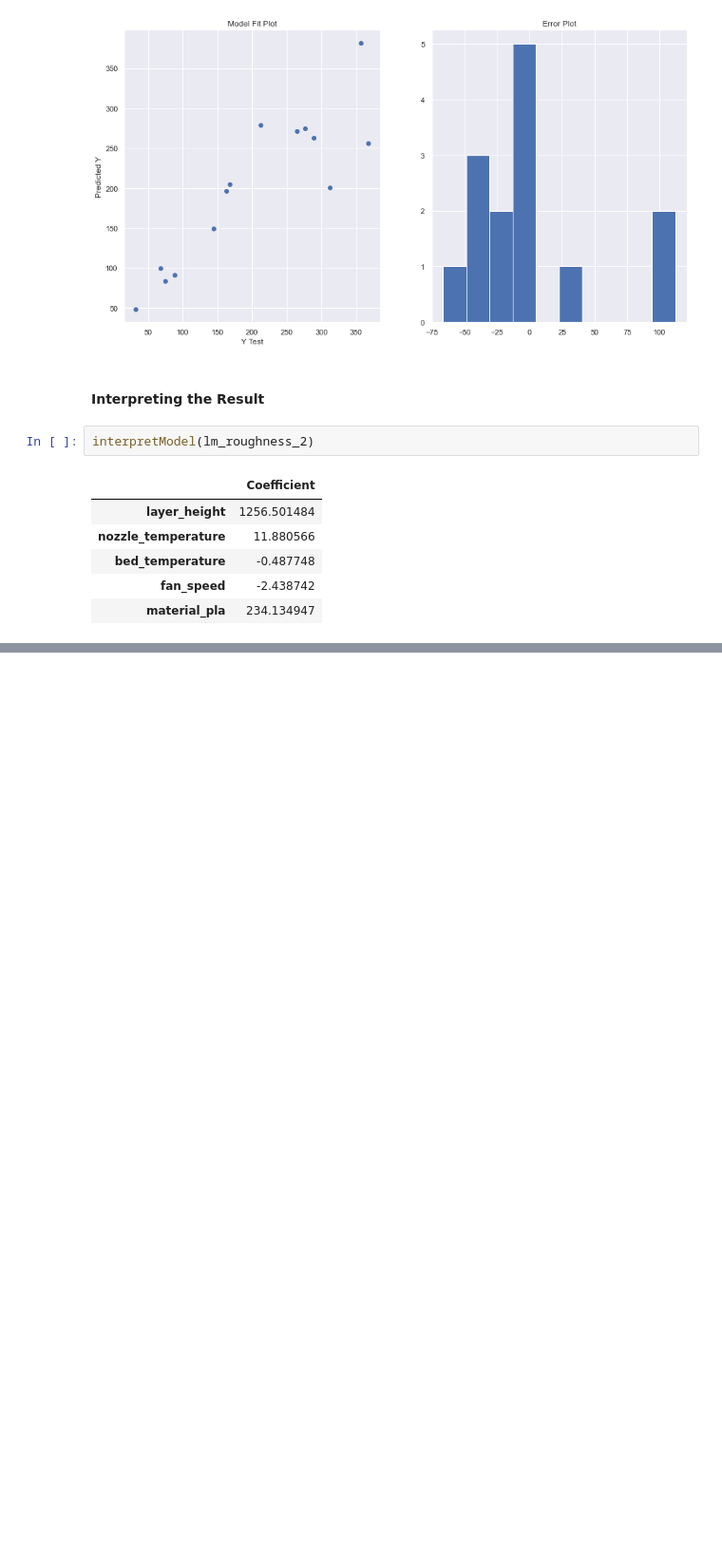
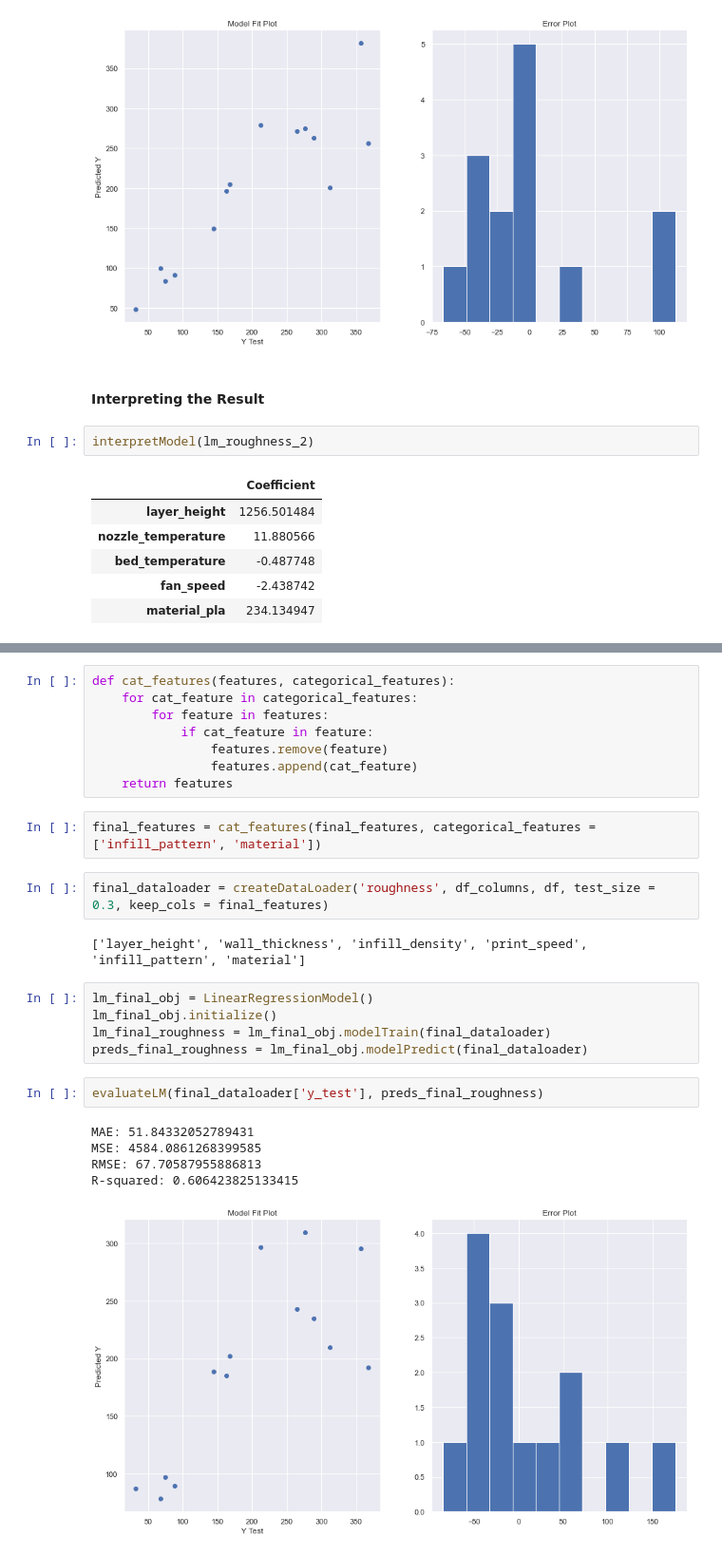
Before and after one commit to SuvroBaner/polymerize.io, a Jupyter notebook: polymerize_notebook.ipynb, the cells around one changed output, grey strips where cells are left out. Shown at 95% size. Drawn from its saved outputs; the diff is of its cells as text; blank space fills up the shorter version.

Commit message:
model training

```diff
--- a/polymerize_notebook.ipynb
+++ b/polymerize_notebook.ipynb
@@ -661,0 +755,27 @@ interpretModel(lm_roughness_2)
+# %%
+def cat_features(features, categorical_features):
+    for cat_feature in categorical_features:
+        for feature in features:
+            if cat_feature in feature:
+                features.remove(feature)
+                features.append(cat_feature)
+    return features
+# %%
+final_features = cat_features(final_features, categorical_features = ['infill_pattern', 'material'])
+# %%
+final_dataloader = createDataLoader('roughness', df_columns, df, test_size = 0.3, keep_cols = final_features)
+# %% [output]
+['layer_height', 'wall_thickness', 'infill_density', 'print_speed', 'infill_pattern', 'material']
+# %%
+lm_final_obj = LinearRegressionModel()
+lm_final_obj.initialize()
+lm_final_roughness = lm_final_obj.modelTrain(final_dataloader)
+preds_final_roughness = lm_final_obj.modelPredict(final_dataloader)
+# %%
+evaluateLM(final_dataloader['y_test'], preds_final_roughness)
+# %% [output]
+MAE: 51.84332052789431
+MSE: 4584.0861268399585
+RMSE: 67.70587955886813
+R-squared: 0.606423825133415
+[figure, added]
```
Also changed, not shown: parts of 32 cells of this notebook, 3 other files.
